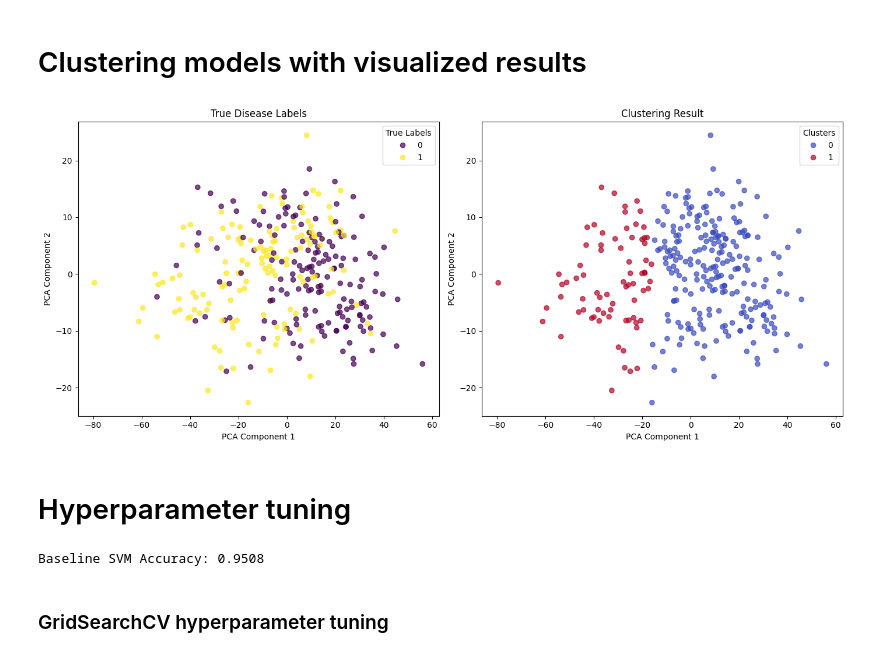
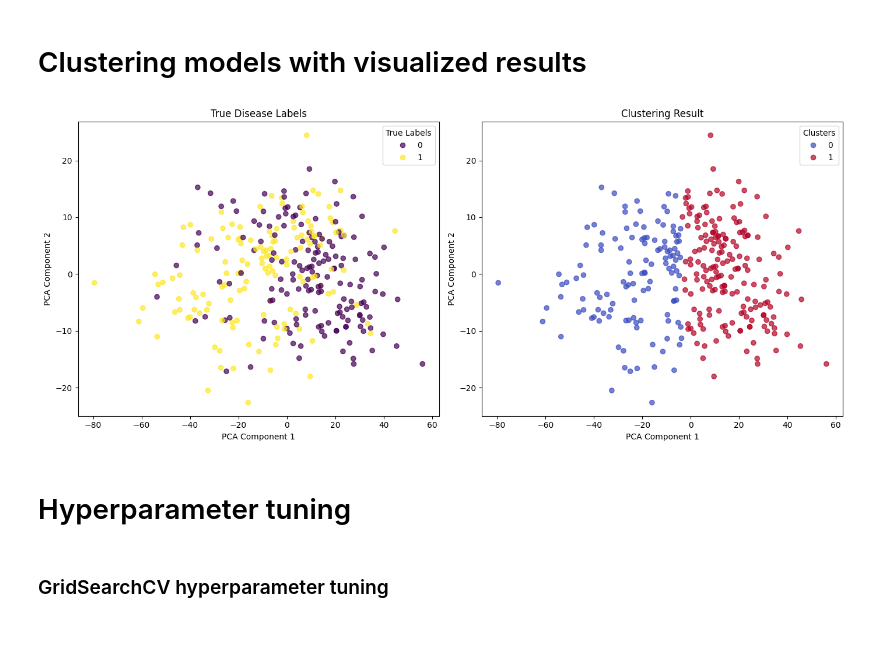
Before and after one commit to YoussefAhmed2612/UCI_Heart_Disease_Prediction, a Jupyter notebook: UCI_Heart_Disease_Prediction.ipynb, the cells around one changed output. Saved outputs shown, nothing was run; the diff lists cells and outputs as text; code cells hidden in the pictures.

```diff
--- a/UCI_Heart_Disease_Prediction.ipynb
+++ b/UCI_Heart_Disease_Prediction.ipynb
@@ -1192,40 +1210,38 @@ Calinski-Harabasz Index: 377.8 - Good clustering
 # %% [markdown]
 # Clustering models with visualized results
 # %%
+from sklearn.decomposition import PCA
+import matplotlib.pyplot as plt
+
 pca = PCA(n_components=2)
 X_2d = pca.fit_transform(X)
+
+kmeans = KMeans(n_clusters=2, random_state=42)
+pred_labels = kmeans.fit_predict(X)
+
 
 fig, axes = plt.subplots(1, 2, figsize=(14, 6))
 
 # Plot true labels
-scatter1 = axes[0].scatter(X_2d[:, 0], X_2d[:, 1], c=true_labels, cmap='viridis', alpha=0.7)
+scatter1 = axes[0].scatter(X_2d[:, 0], X_2d[:, 1], c=y, cmap='viridis', alpha=0.7)
 axes[0].set_title("True Disease Labels")
 axes[0].set_xlabel("PCA Component 1")
 axes[0].set_ylabel("PCA Component 2")
-legend1 = axes[0].legend(*scatter1.legend_elements(), title="True Labels")
+axes[0].legend(*scatter1.legend_elements(), title="True Labels")
 
-# Plot cluster labels
+# Plot predicted/cluster labels
 scatter2 = axes[1].scatter(X_2d[:, 0], X_2d[:, 1], c=pred_labels, cmap='coolwarm', alpha=0.7)
 axes[1].set_title("Clustering Result")
 axes[1].set_xlabel("PCA Component 1")
 axes[1].set_ylabel("PCA Component 2")
-legend2 = axes[1].legend(*scatter2.legend_elements(), title="Clusters")
+axes[1].legend(*scatter2.legend_elements(), title="Clusters")
 
 plt.tight_layout()
 plt.show()
 # %% [output]
-[figure, old version]
+[figure, new version]
 # %% [markdown]
 # Hyperparameter tuning
-# %%
-baseline_svm = SVC(random_state=42,probability=True)
-baseline_svm.fit(X_train_scaled, y_train)
-y_pred_baseline = baseline_svm.predict(X_test_scaled)
-
-baseline_acc = accuracy_score(y_test, y_pred_baseline)
-print(f"Baseline SVM Accuracy: {baseline_acc:.4f}")
-# %% [output]
-Baseline SVM Accuracy: 0.9508
 # %% [markdown]
 ### GridSearchCV hyperparameter tuning
 # %%
```
Also changed, not shown: parts of 6 cells of this notebook.
